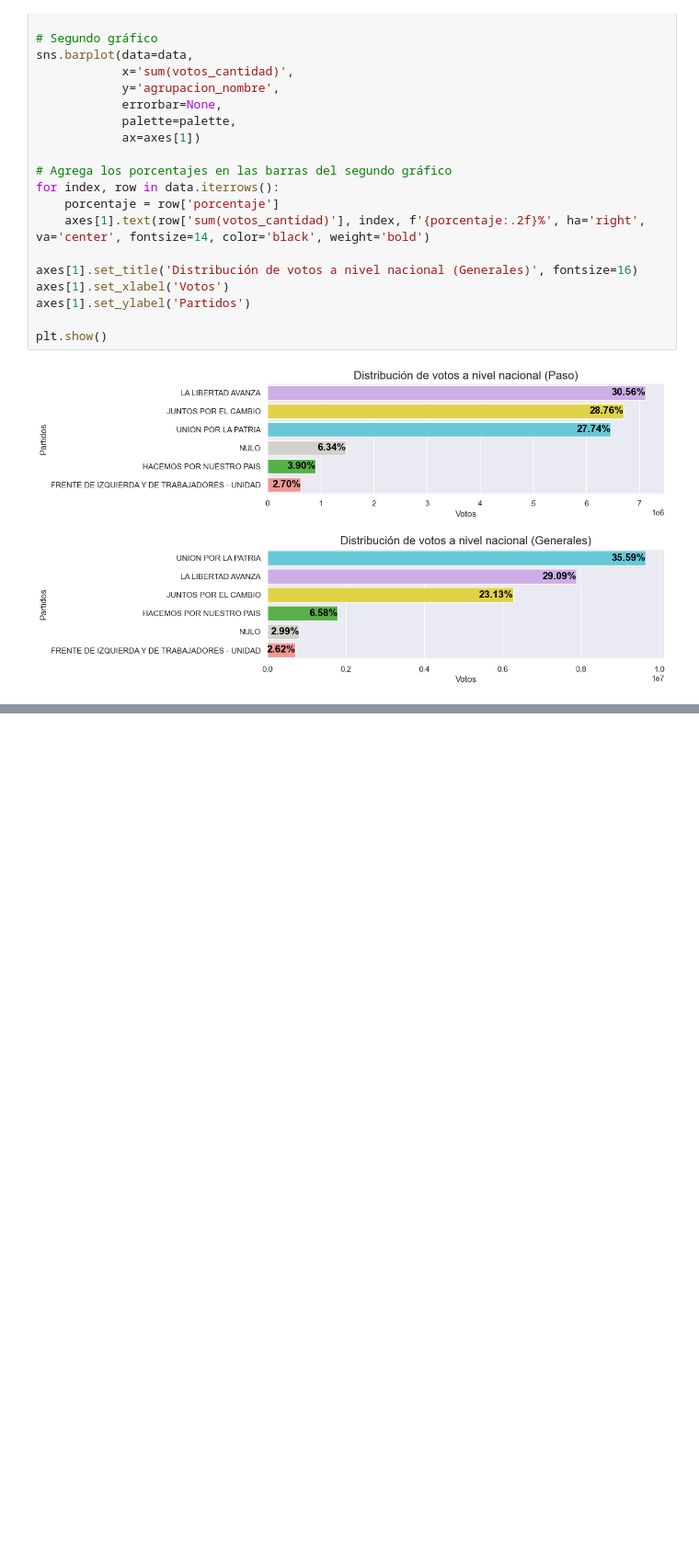
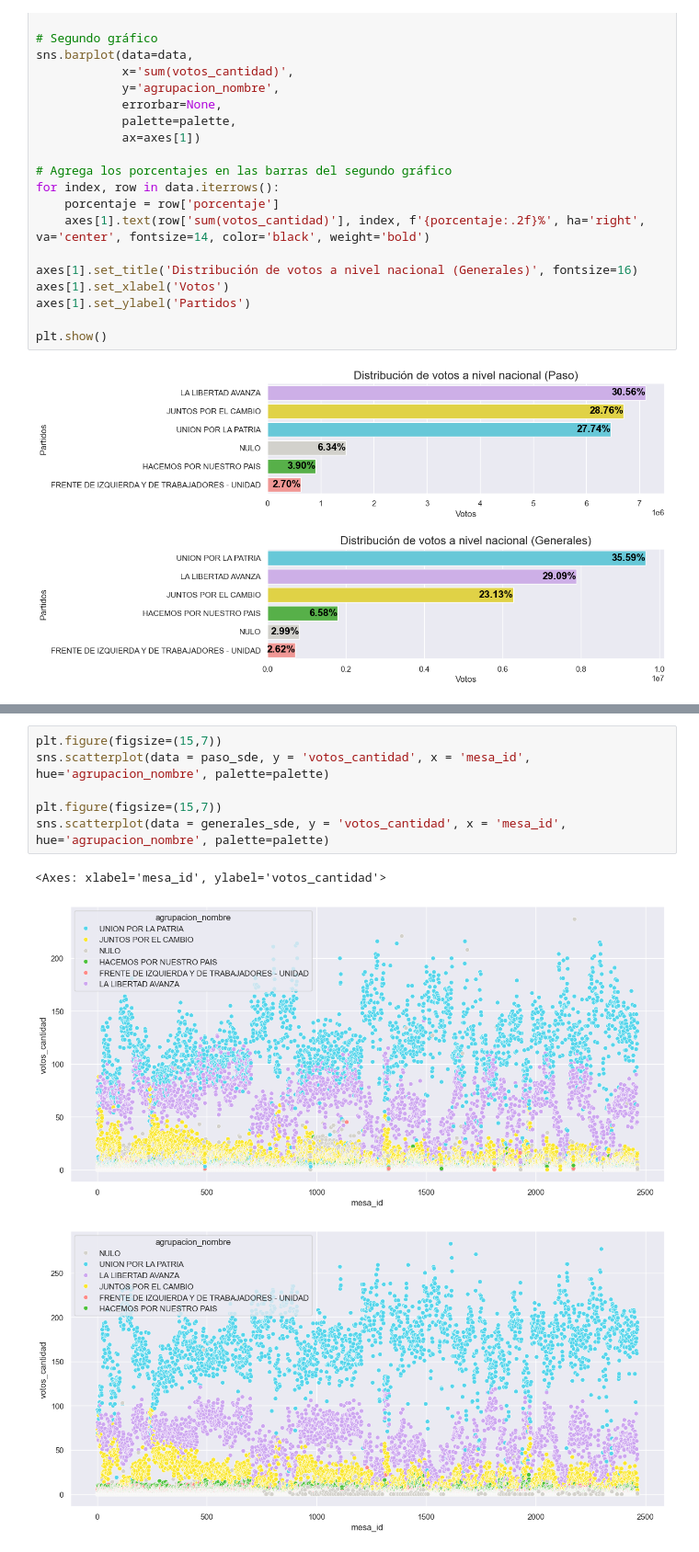
Before and after one commit to uriellmendezz/elecciones2023, a Jupyter notebook: nb.ipynb, the cells around one changed output, grey strips where cells are left out. Shown at 92% size. Drawn from its saved outputs; the diff is of its cells as text; blank space fills up the shorter version.

```diff
--- a/nb.ipynb
+++ b/nb.ipynb
@@ -411,0 +406,10 @@ plt.show()
+# %%
+plt.figure(figsize=(15,7))
+sns.scatterplot(data = paso_sde, y = 'votos_cantidad', x = 'mesa_id', hue='agrupacion_nombre', palette=palette)
+
+plt.figure(figsize=(15,7))
+sns.scatterplot(data = generales_sde, y = 'votos_cantidad', x = 'mesa_id', hue='agrupacion_nombre', palette=palette)
+# %% [output]
+<Axes: xlabel='mesa_id', ylabel='votos_cantidad'>
+[figure, added]
+[figure, added]
```
Also changed, not shown: parts of 32 cells of this notebook.
